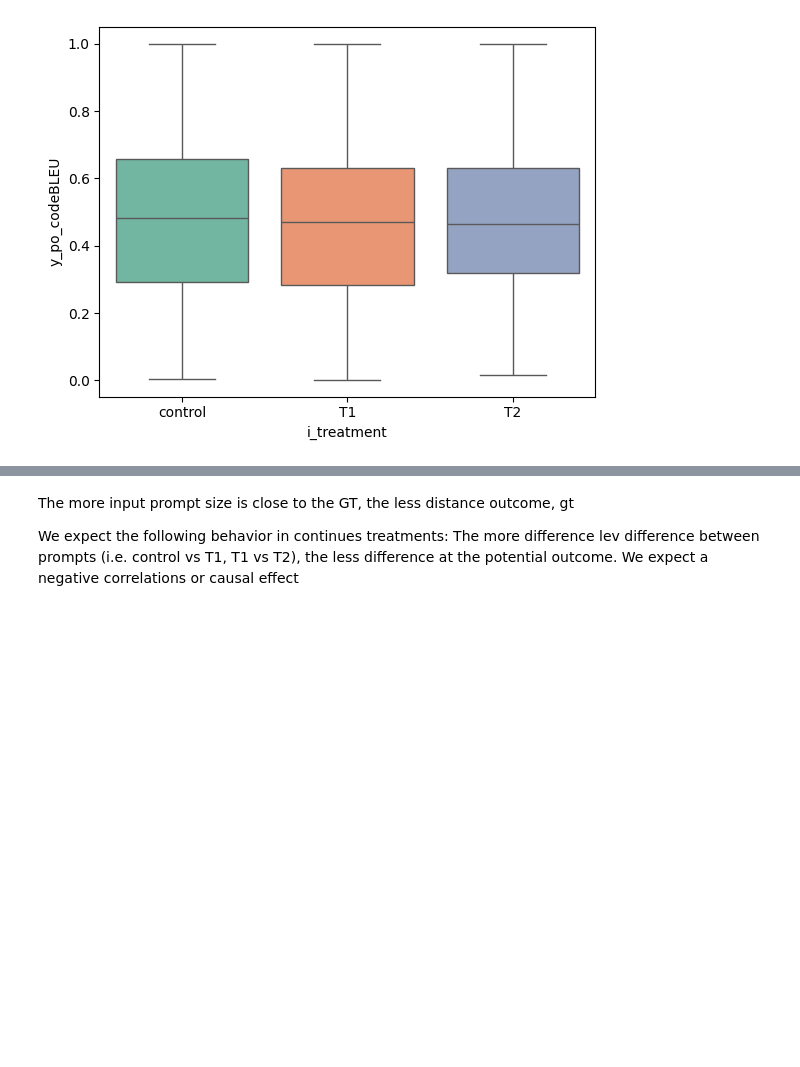
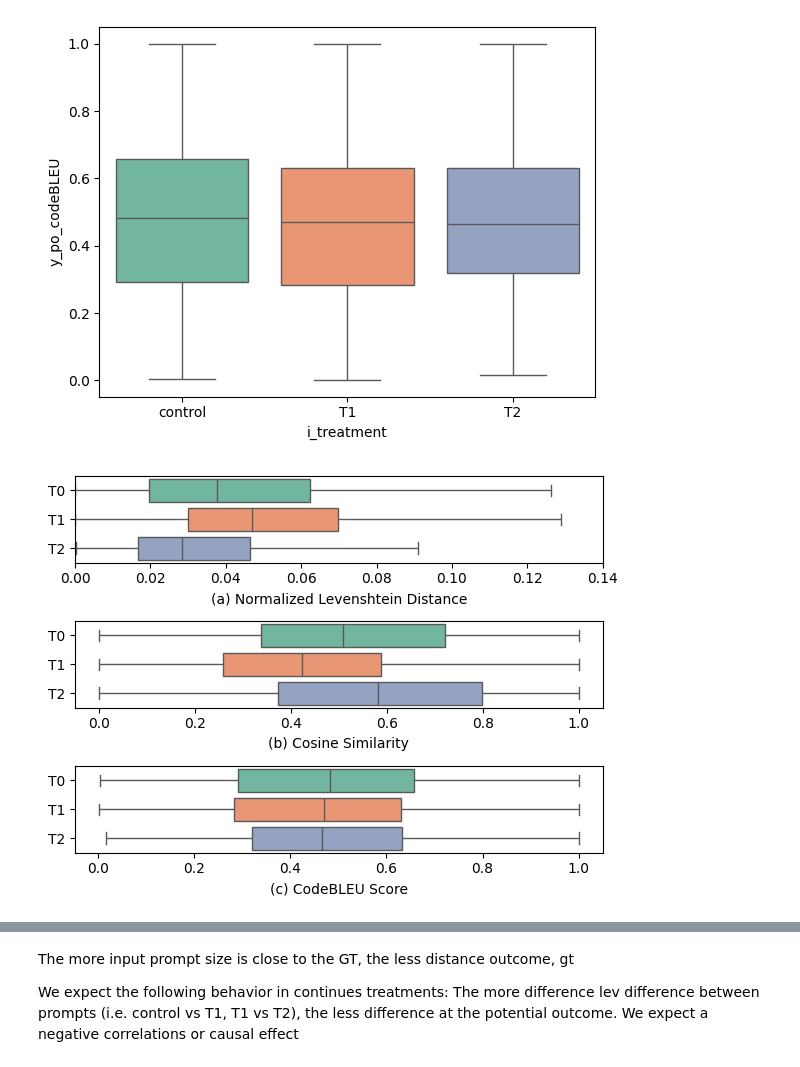
Before and after one commit to WM-SEMERU/Causal4SE, a Jupyter notebook: source/01_prompt_eng_dataset_build_lev_input.ipynb, the cells around one changed output, grey strips where cells are left out. Saved outputs shown, nothing was run; the diff lists cells and outputs as text; code cells hidden in the pictures; blank space fills up the shorter version.

```diff
--- a/source/01_prompt_eng_dataset_build_lev_input.ipynb
+++ b/source/01_prompt_eng_dataset_build_lev_input.ipynb
@@ -320,3 +338,37 @@ sns.boxplot(data=treatments_df[['y_po_codeBLEU','i_treatment']], x="i_treatment"
 # %% [output]
 <Axes: xlabel='i_treatment', ylabel='y_po_codeBLEU'>
 [figure]
+# %%
+# Create a figure with 3 subplots (1 row, 3 columns)
+fig, axes = plt.subplots(3, 1, figsize=(6,4.5))  # (rows, cols), and adjust figsize
+
+
+
+# Plot 1: Total bill vs Tip
+sns.boxplot(data=treatments_df[['y_po_lev_norm','i_treatment']], y="i_treatment", x="y_po_lev_norm",showfliers=False, palette="Set2", hue="i_treatment", ax=axes[0])
+#axes[0].set_title("Total Bill vs Tip")
+axes[0].set_xlim(0, 0.14)  # ymin, ymax
+axes[0].set_xlabel("(a) Normalized Levenshtein Distance")
+axes[0].set_ylabel("")
+axes[0].set_yticklabels(["T0", "T1", "T2"])
+
+
+# Plot 2: Boxplot by day
+sns.boxplot(data=treatments_df[['y_po_cos','i_treatment']], y="i_treatment", x="y_po_cos",showfliers=False, palette="Set2", hue="i_treatment", ax=axes[1])
+#axes[1].set_title("Total Bill by Day")
+axes[1].set_xlabel("(b) Cosine Similarity")
+axes[1].set_ylabel("")
+axes[1].set_yticklabels(["T0", "T1", "T2"])
+# Plot 3: Histogram of tips
+sns.boxplot(data=treatments_df[['y_po_codeBLEU','i_treatment']], y="i_treatment", x="y_po_codeBLEU",showfliers=False, palette="Set2",hue="i_treatment", ax=axes[2])
+#axes[2].set_title("Tip Distribution")
+axes[2].set_xlabel("(c) CodeBLEU Score")
+axes[2].set_ylabel("")
+axes[2].set_yticklabels(["T0", "T1", "T2"])
+# Adjust layout
+plt.tight_layout()
+plt.savefig("associational.png", dpi=300, bbox_inches='tight')
+
+plt.show()
+# %% [output]
+[figure, added]
```
Also changed, not shown: parts of 20 cells of this notebook, 7 other files.
